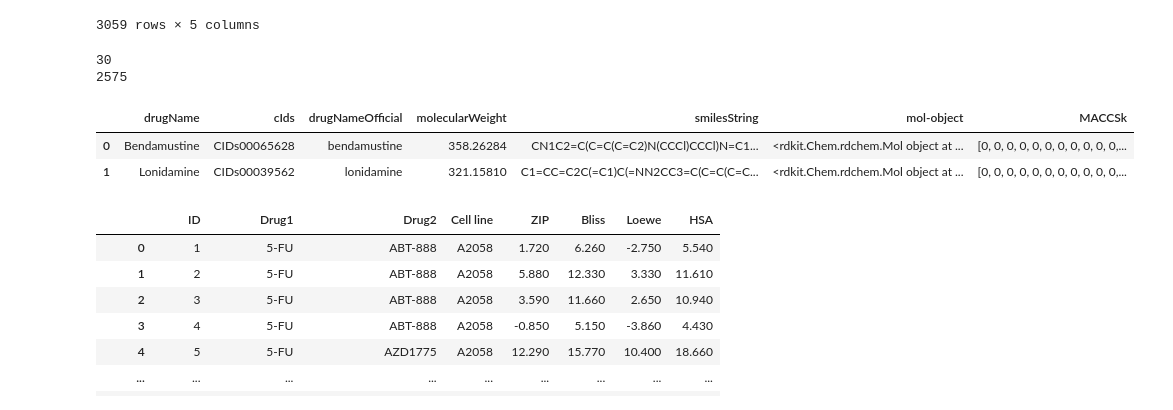
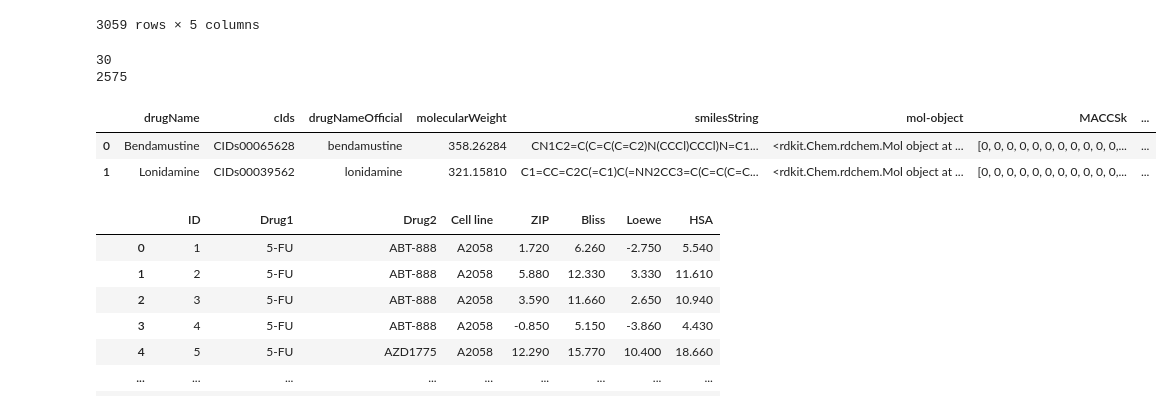
Before and after one commit to stefanhuber1510/marbleProject, a Jupyter notebook: firstOwnRegression.ipynb, the cells around one changed output. Drawn from its saved outputs; the diff is of its cells as text; code cells hidden in the pictures.

```diff
--- a/firstOwnRegression.ipynb
+++ b/firstOwnRegression.ipynb
@@ -33,22 +33,29 @@ chemDescr
 # %%
 # we see some smiles are missing
 print(len(chemDescr[chemDescr["smilesString"]=="none"]))
 # since it is only the case for 30 of more than 3000 rows, I'll drop them
 chemDescr=chemDescr[chemDescr["smilesString"]!="none"]
 from rdkit import Chem
+from rdkit.Chem import Descriptors
+
 from rdkit.Chem import MACCSkeys
 chemDescr = chemDescr[~pd.isna(chemDescr["smilesString"])]
 chemDescr["mol-object"]=[Chem.MolFromSmiles(mol) for mol in chemDescr["smilesString"]]
 chemDescr["MACCSk"] = [Chem.MACCSkeys.GenMACCSKeys(mol) for mol in chemDescr["mol-object"]]
+
+#new ones
+chemDescr["Num H-Accptors"] = [Chem.Descriptors.NumHAcceptors(mol) for mol in chemDescr["mol-object"]]
+chemDescr["Num H-Donors"] = [Chem.Descriptors.NumHDonors(mol) for mol in chemDescr["mol-object"]]
+chemDescr["NH/OH count"] = [Chem.Descriptors.NHOHCount(mol) for mol in chemDescr["mol-object"]]
 print(len(chemDescr))
 chemDescr.drop_duplicates(subset=["cIds"],inplace=True) # deleting
 chemDescr.head(2)
 # %% [output]
 30
 2575
-|  | drugName | cIds | drugNameOfficial | molecularWeight | smilesString | mol-object | MACCSk |
-| 0 | Bendamustine | CIDs00065628 | bendamustine | 358.26284 | CN1C2=C(C=C(C=C2)N(CCCl)CCCl)N=C1... | <rdkit.Chem.rdchem.Mol object at ... | [0, 0, 0, 0, 0, 0, 0, 0, 0, 0, 0,... |
-| 1 | Lonidamine | CIDs00039562 | lonidamine | 321.15810 | C1=CC=C2C(=C1)C(=NN2CC3=C(C=C(C=C... | <rdkit.Chem.rdchem.Mol object at ... | [0, 0, 0, 0, 0, 0, 0, 0, 0, 0, 0,... |
+|  | drugName | cIds | drugNameOfficial | molecularWeight | smilesString | mol-object | MACCSk | ... |
+| 0 | Bendamustine | CIDs00065628 | bendamustine | 358.26284 | CN1C2=C(C=C(C=C2)N(CCCl)CCCl)N=C1... | <rdkit.Chem.rdchem.Mol object at ... | [0, 0, 0, 0, 0, 0, 0, 0, 0, 0, 0,... | ... |
+| 1 | Lonidamine | CIDs00039562 | lonidamine | 321.15810 | C1=CC=C2C(=C1)C(=NN2CC3=C(C=C(C=C... | <rdkit.Chem.rdchem.Mol object at ... | [0, 0, 0, 0, 0, 0, 0, 0, 0, 0, 0,... | ... |
 # %%
 data = pd.read_csv("drugCombDBdata/synergy-score-data/REGRdrugcombs_scored.csv")
 data
```
Also changed, not shown: parts of 17 cells of this notebook, 1 other file.
